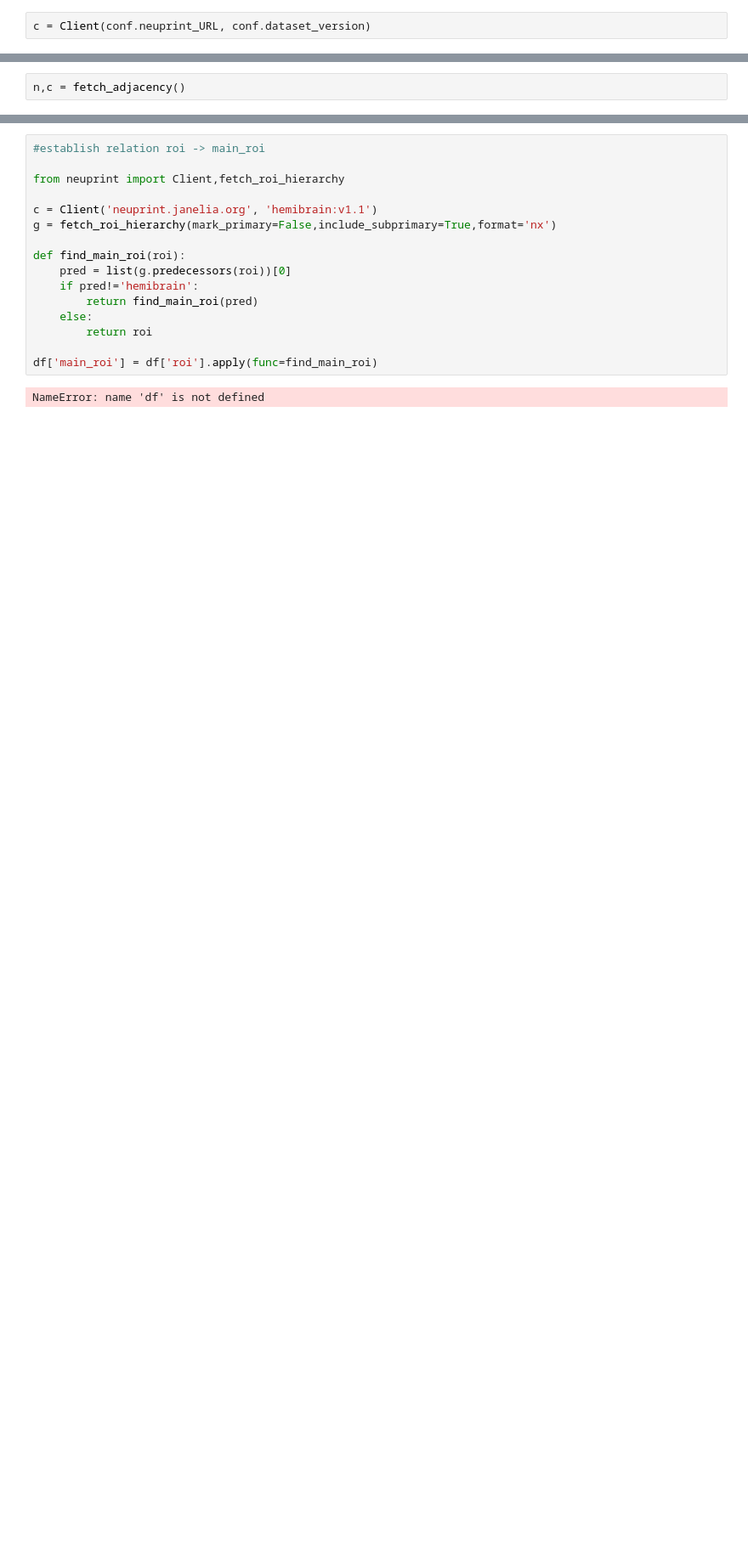
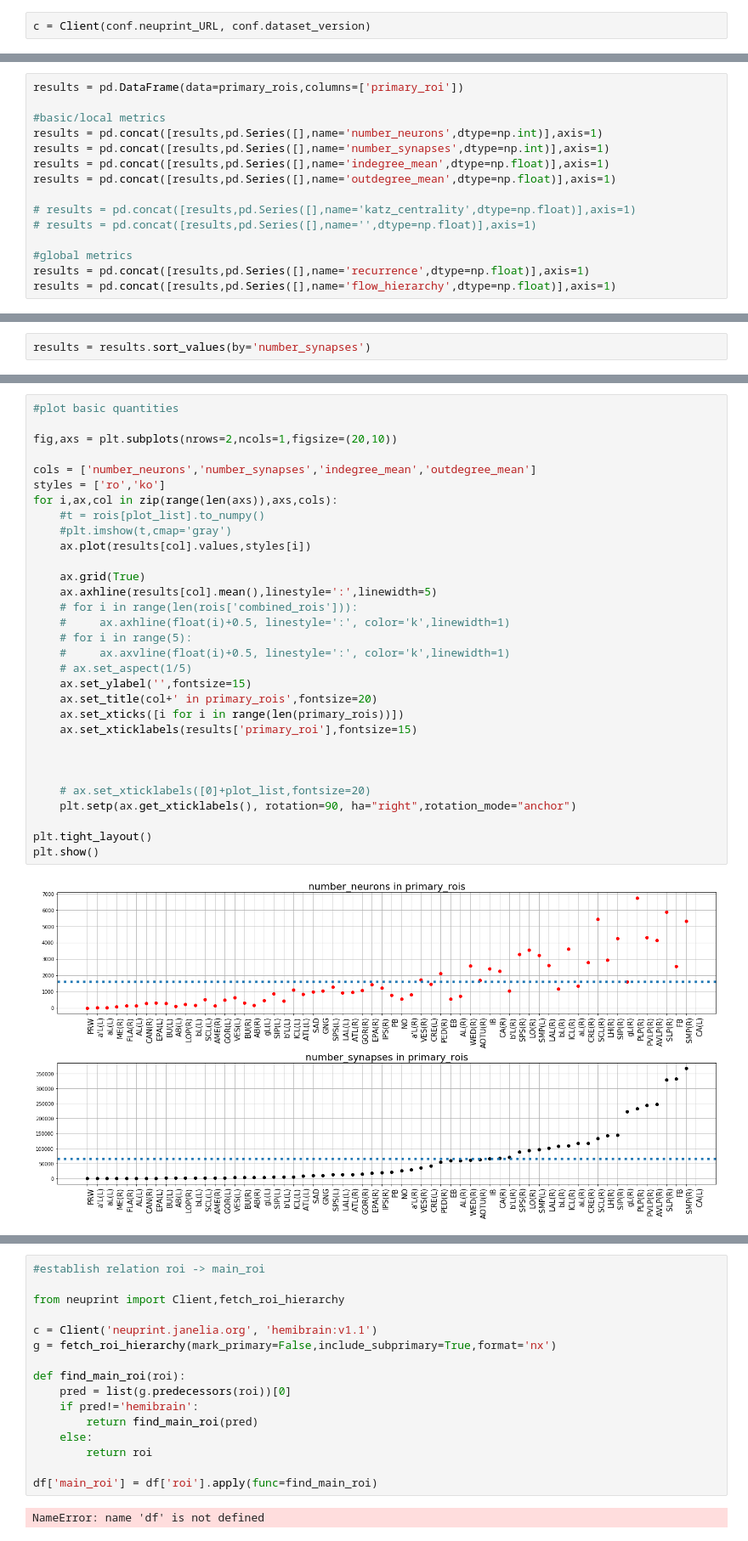
Before and after one commit to grelade/fruitfly, a Jupyter notebook: notebook.ipynb, the cells around one changed output, grey strips where cells are left out. Shown at 85% size. Saved outputs shown, nothing was run; the diff lists cells and outputs as text; blank space fills up the shorter version.

```diff
--- a/notebook.ipynb
+++ b/notebook.ipynb
@@ -131,2 +21,0 @@ fetch_roi_hierarchy?
-# %%
-n,c = fetch_adjacency()
@@ -178,0 +26,15 @@ hemibrain
+# %%
+results = pd.DataFrame(data=primary_rois,columns=['primary_roi'])
+
+#basic/local metrics
+results = pd.concat([results,pd.Series([],name='number_neurons',dtype=np.int)],axis=1)
+results = pd.concat([results,pd.Series([],name='number_synapses',dtype=np.int)],axis=1)
+results = pd.concat([results,pd.Series([],name='indegree_mean',dtype=np.float)],axis=1)
+results = pd.concat([results,pd.Series([],name='outdegree_mean',dtype=np.float)],axis=1)
+
+# results = pd.concat([results,pd.Series([],name='katz_centrality',dtype=np.float)],axis=1)
+# results = pd.concat([results,pd.Series([],name='',dtype=np.float)],axis=1)
+
+#global metrics
+results = pd.concat([results,pd.Series([],name='recurrence',dtype=np.float)],axis=1)
+results = pd.concat([results,pd.Series([],name='flow_hierarchy',dtype=np.float)],axis=1)
@@ -178,0 +81,2 @@ hemibrain
+# %%
+results = results.sort_values(by='number_synapses')
@@ -178,0 +109,33 @@ hemibrain
+# %%
+#plot basic quantities
+
+fig,axs = plt.subplots(nrows=2,ncols=1,figsize=(20,10))
+
+cols = ['number_neurons','number_synapses','indegree_mean','outdegree_mean']
+styles = ['ro','ko']
+for i,ax,col in zip(range(len(axs)),axs,cols):
+    #t = rois[plot_list].to_numpy()
+    #plt.imshow(t,cmap='gray')
+    ax.plot(results[col].values,styles[i])
+
+    ax.grid(True)
+    ax.axhline(results[col].mean(),linestyle=':',linewidth=5)
+    # for i in range(len(rois['combined_rois'])):
+    #     ax.axhline(float(i)+0.5, linestyle=':', color='k',linewidth=1)
+    # for i in range(5):
+    #     ax.axvline(float(i)+0.5, linestyle=':', color='k',linewidth=1)
+    # ax.set_aspect(1/5)
+    ax.set_ylabel('',fontsize=15)
+    ax.set_title(col+' in primary_rois',fontsize=20)
+    ax.set_xticks([i for i in range(len(primary_rois))])
+    ax.set_xticklabels(results['primary_roi'],fontsize=15)
+
+
+
+    # ax.set_xticklabels([0]+plot_list,fontsize=20)
+    plt.setp(ax.get_xticklabels(), rotation=90, ha="right",rotation_mode="anchor")
+
+plt.tight_layout()
+plt.show()
+# %% [output]
+[figure, added]
```
Also changed, not shown: parts of 41 cells of this notebook, 6 other files.
